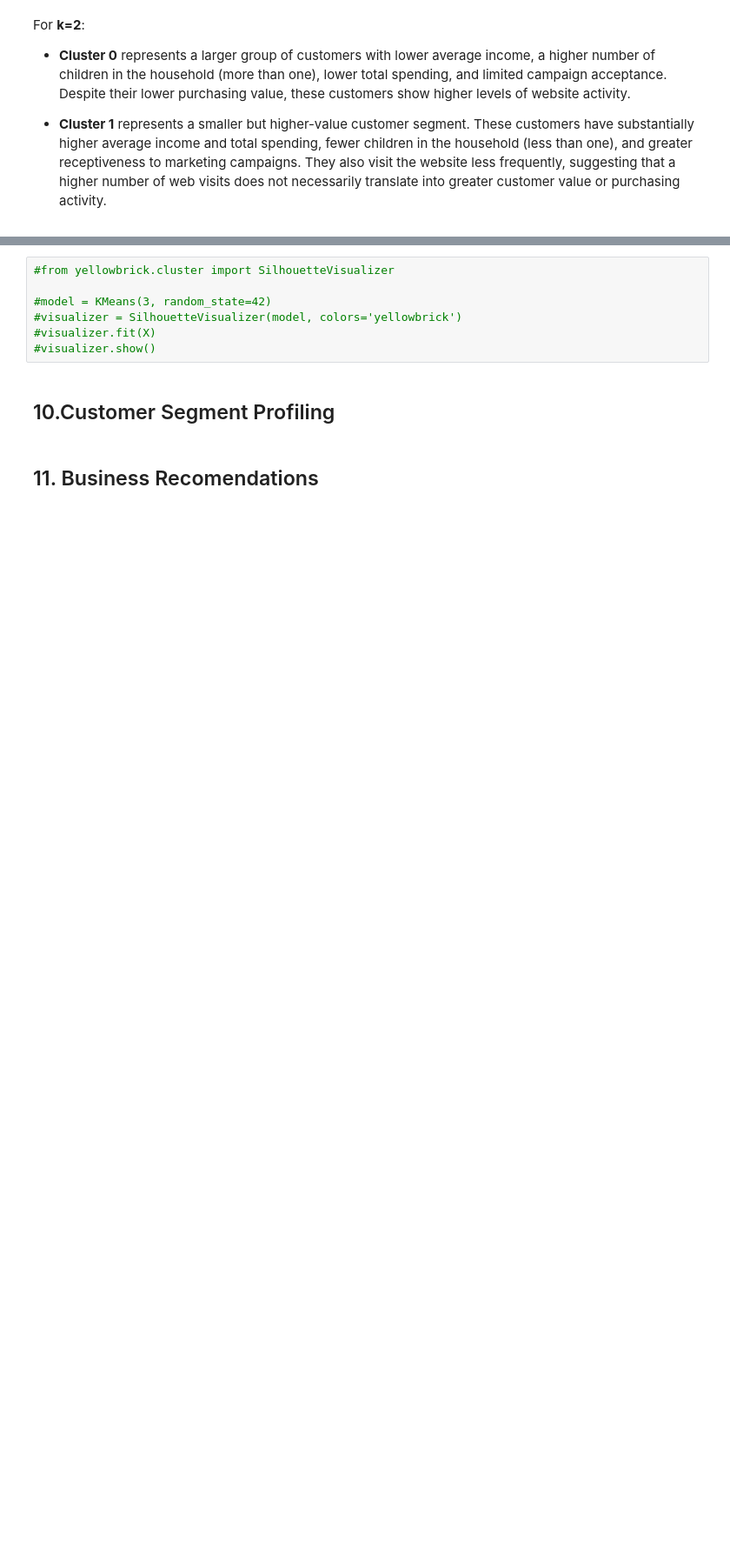
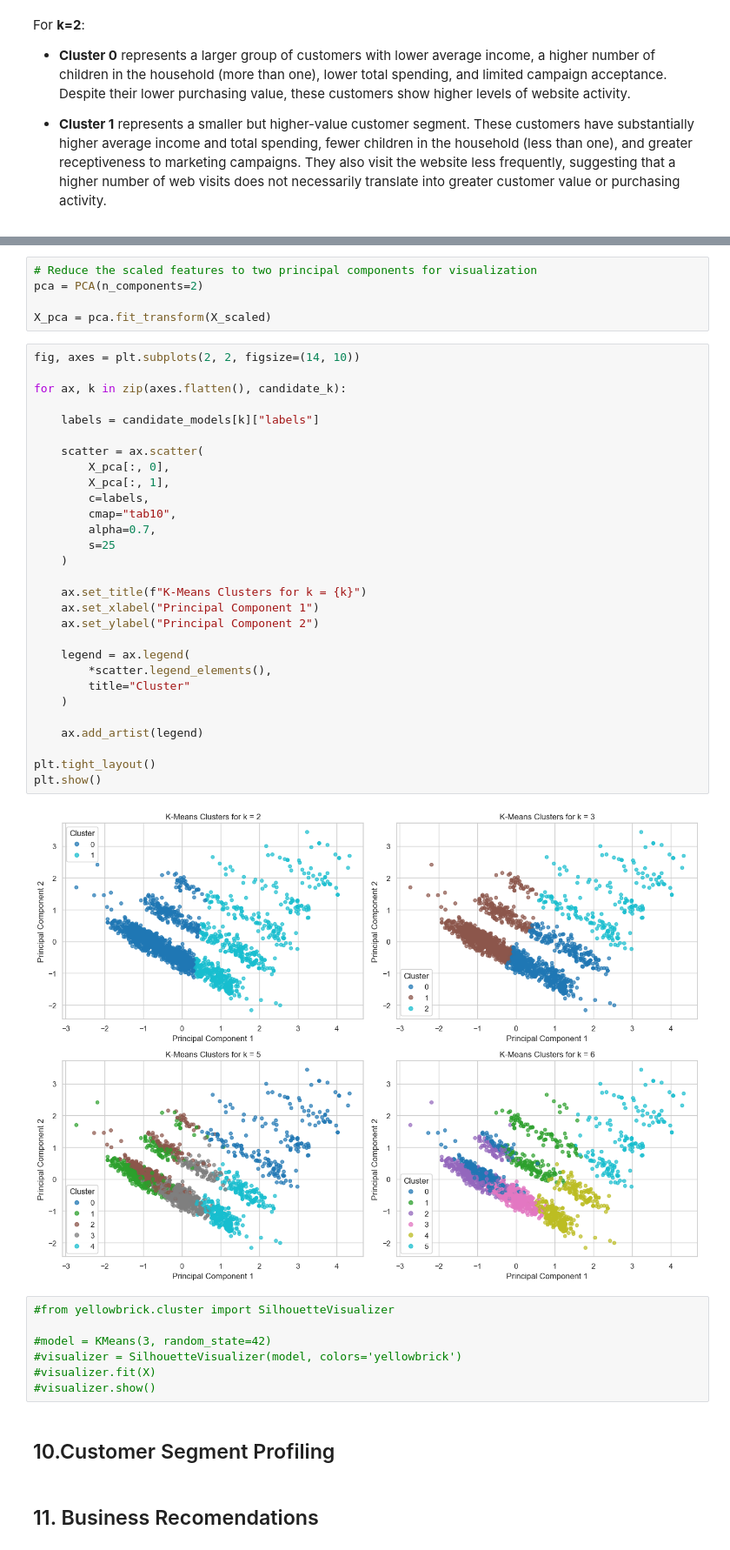
Before and after one commit to fridacarbajalordonez/customer-segmentation-kmeans, a Jupyter notebook: notebooks/customer_segmentation.ipynb, the cells around one changed output, grey strips where cells are left out. Shown at 87% size. Drawn from its saved outputs; the diff is of its cells as text; blank space fills up the shorter version.

```diff
--- a/notebooks/customer_segmentation.ipynb
+++ b/notebooks/customer_segmentation.ipynb
@@ -1550,3 +1592,39 @@ cluster_profiles[6]
+# %%
+# Reduce the scaled features to two principal components for visualization
+pca = PCA(n_components=2)
+
+X_pca = pca.fit_transform(X_scaled)
+# %%
+fig, axes = plt.subplots(2, 2, figsize=(14, 10))
+
+for ax, k in zip(axes.flatten(), candidate_k):
+
+    labels = candidate_models[k]["labels"]
+
+    scatter = ax.scatter(
+        X_pca[:, 0],
+        X_pca[:, 1],
+        c=labels,
+        cmap="tab10",
+        alpha=0.7,
+        s=25
+    )
+
+    ax.set_title(f"K-Means Clusters for k = {k}")
+    ax.set_xlabel("Principal Component 1")
+    ax.set_ylabel("Principal Component 2")
+
+    legend = ax.legend(
+        *scatter.legend_elements(),
+        title="Cluster"
+    )
+
+    ax.add_artist(legend)
+
+plt.tight_layout()
+plt.show()
+# %% [output]
+[figure, added]
 # %%
 #from yellowbrick.cluster import SilhouetteVisualizer
 
```
Also changed, not shown: parts of 9 cells of this notebook.
